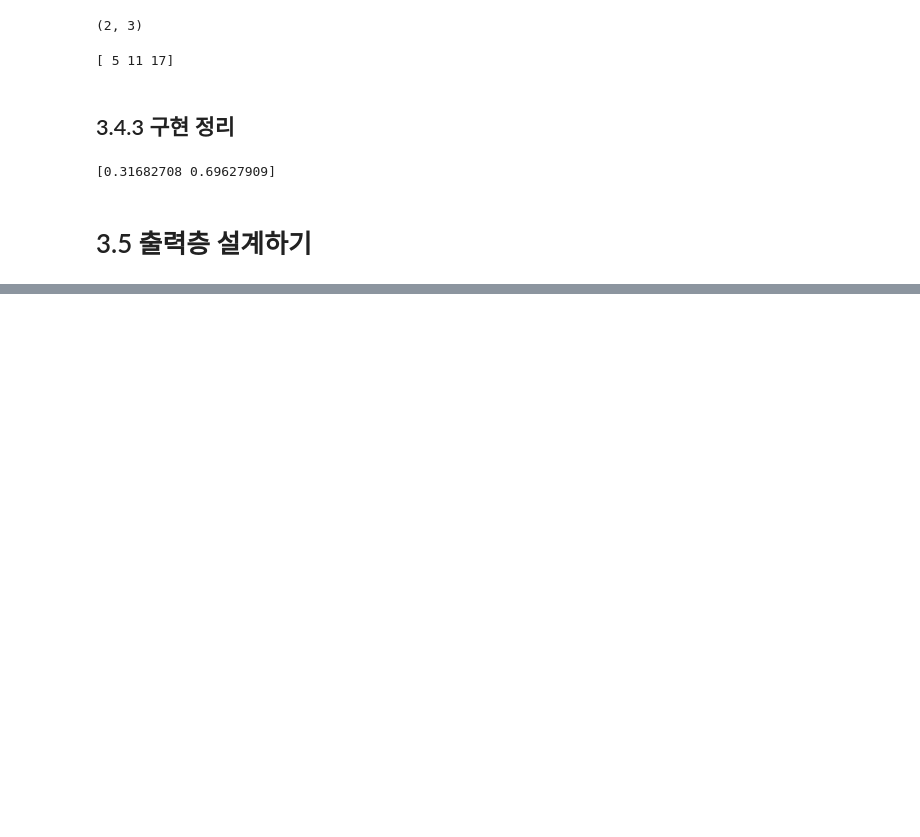
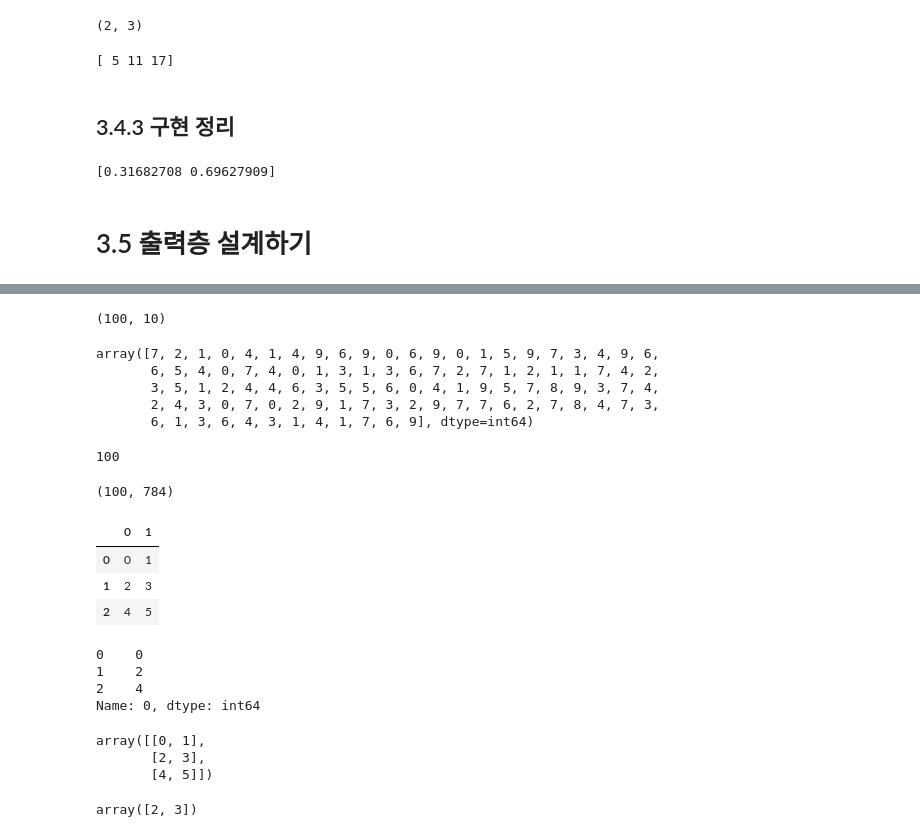
Before and after one commit to parktaeshin/book, a Jupyter notebook: DeepLearning_from_Scratch1/3장-신경망.ipynb, the cells around one changed output, grey strips where cells are left out. Saved outputs shown, nothing was run; the diff lists cells and outputs as text; code cells hidden in the pictures; blank space fills up the shorter version.

```diff
--- a/DeepLearning_from_Scratch1/3장-신경망.ipynb
+++ b/DeepLearning_from_Scratch1/3장-신경망.ipynb
@@ -524,0 +687,20 @@ np.argmax(predict(network, x[0]))
+# %%
+predict(network,x[0:0+100] ).shape
+# %% [output]
+(100, 10)
+# %%
+np.argmax(predict(network,x[0:0+100] ), axis = 1)
+# %% [output]
+array([7, 2, 1, 0, 4, 1, 4, 9, 6, 9, 0, 6, 9, 0, 1, 5, 9, 7, 3, 4, 9, 6,
+       6, 5, 4, 0, 7, 4, 0, 1, 3, 1, 3, 6, 7, 2, 7, 1, 2, 1, 1, 7, 4, 2,
+       3, 5, 1, 2, 4, 4, 6, 3, 5, 5, 6, 0, 4, 1, 9, 5, 7, 8, 9, 3, 7, 4,
+       2, 4, 3, 0, 7, 0, 2, 9, 1, 7, 3, 2, 9, 7, 7, 6, 2, 7, 8, 4, 7, 3,
+       6, 1, 3, 6, 4, 3, 1, 4, 1, 7, 6, 9], dtype=int64)
+# %%
+len(np.argmax(predict(network,x[0:0+100] ), axis = 1))
+# %% [output]
+100
+# %%
+x[0:0+100].shape
+# %% [output]
+(100, 784)
@@ -524,0 +709,24 @@ np.argmax(predict(network, x[0]))
+# %%
+pd.DataFrame(([[0,1],[2,3],[4,5]]))
+# %% [output]
+|  | 0 | 1 |
+| 0 | 0 | 1 |
+| 1 | 2 | 3 |
+| 2 | 4 | 5 |
+# %%
+pd.DataFrame(([[0,1],[2,3],[4,5]]))[0]
+# %% [output]
+0    0
+1    2
+2    4
+Name: 0, dtype: int64
+# %%
+np.array([[0,1],[2,3],[4,5]])
+# %% [output]
+array([[0, 1],
+       [2, 3],
+       [4, 5]])
+# %%
+np.array([[0,1],[2,3],[4,5]])[1]
+# %% [output]
+array([2, 3])
```
Also changed, not shown: parts of 82 cells of this notebook.
